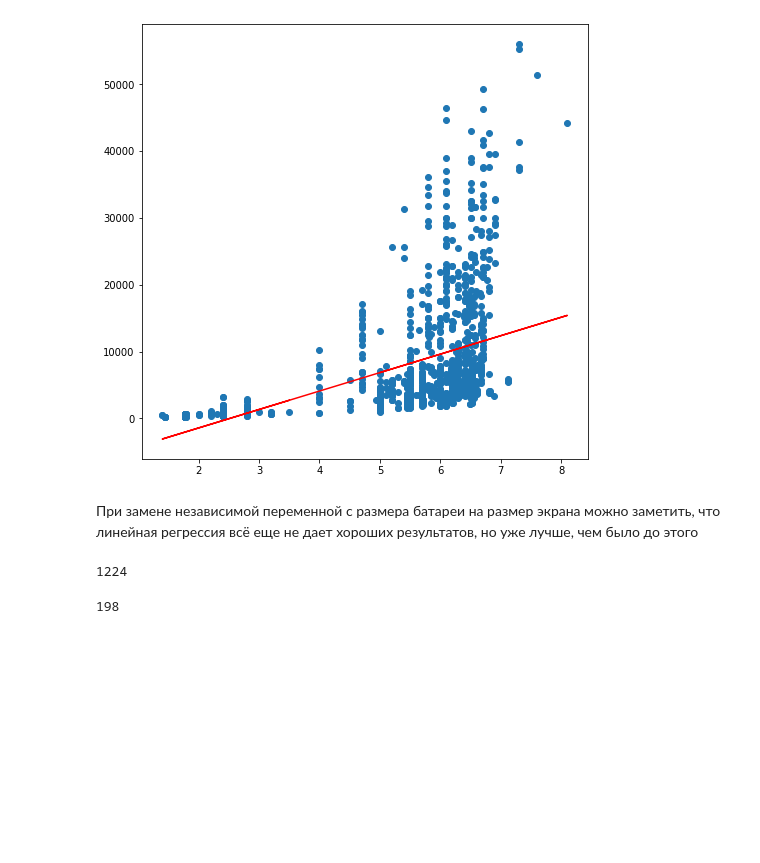
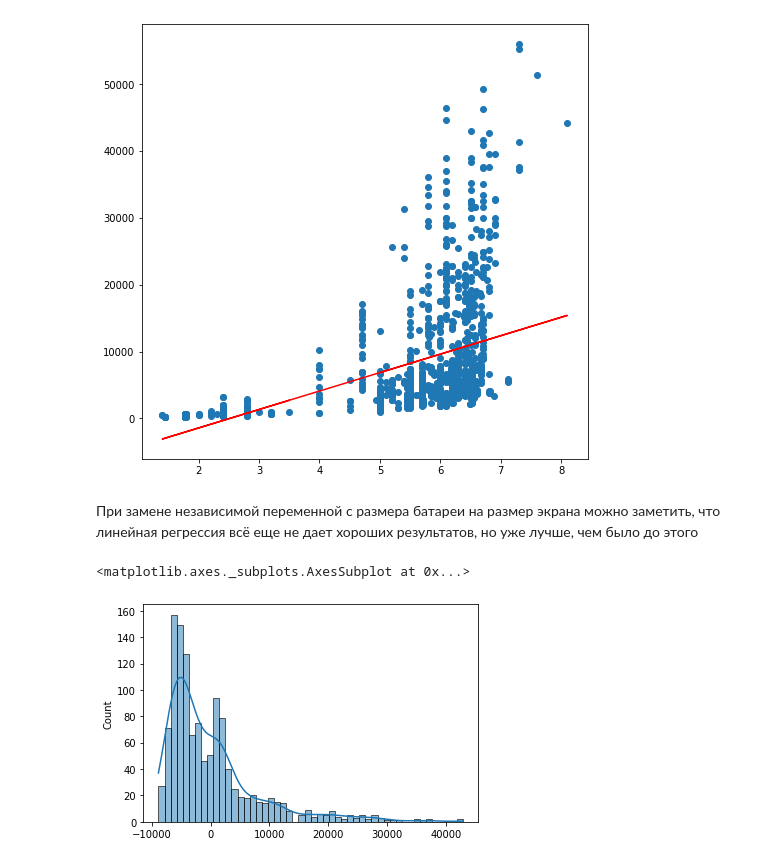
Before and after one commit to kiotokio/IDP, a Jupyter notebook: LinearRegression.ipynb, the cells around one changed output. Drawn from its saved outputs; the diff is of its cells as text; code cells hidden in the pictures; blank space fills up the shorter version.

```diff
--- a/LinearRegression.ipynb
+++ b/LinearRegression.ipynb
@@ -87,11 +69,8 @@ plt.plot(x3, y3_pred, color='r')
 [figure]
 # %% [markdown]
 При замене независимой переменной с размера батареи на размер экрана можно заметить, что линейная регрессия всё еще не дает хороших результатов, но уже лучше, чем было до этого
-# %%
-data.screen_size.shape[0]
-# %% [output]
-1224
-# %%
-data.screen_size[data.screen_size<4].shape[0]
-# %% [output]
-198
+# %%
+sns.histplot(data = y-y3_pred, bins=50, kde=True)
+# %% [output]
+<matplotlib.axes._subplots.AxesSubplot at 0x...>
+[figure, added]
```
Also changed, not shown: parts of 2 cells of this notebook.
